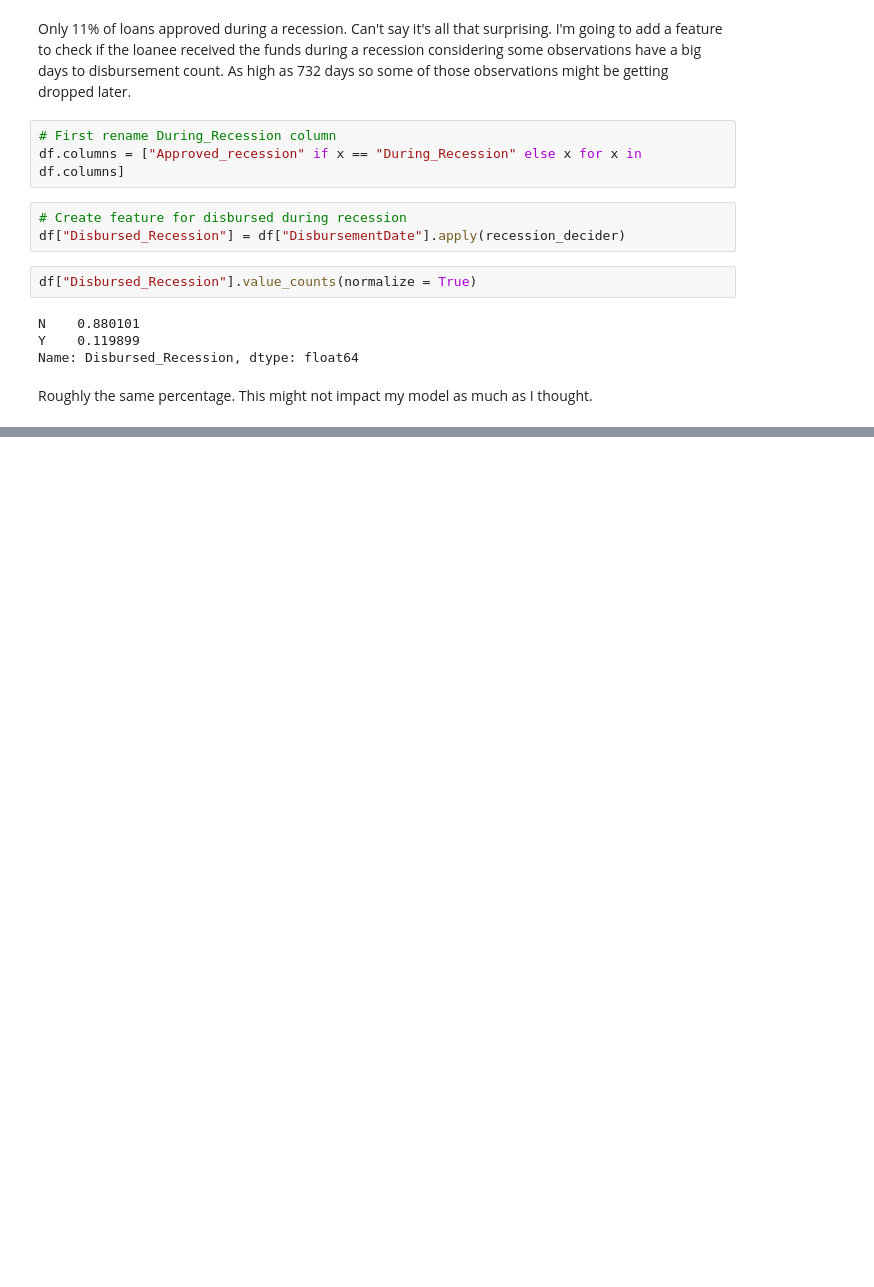
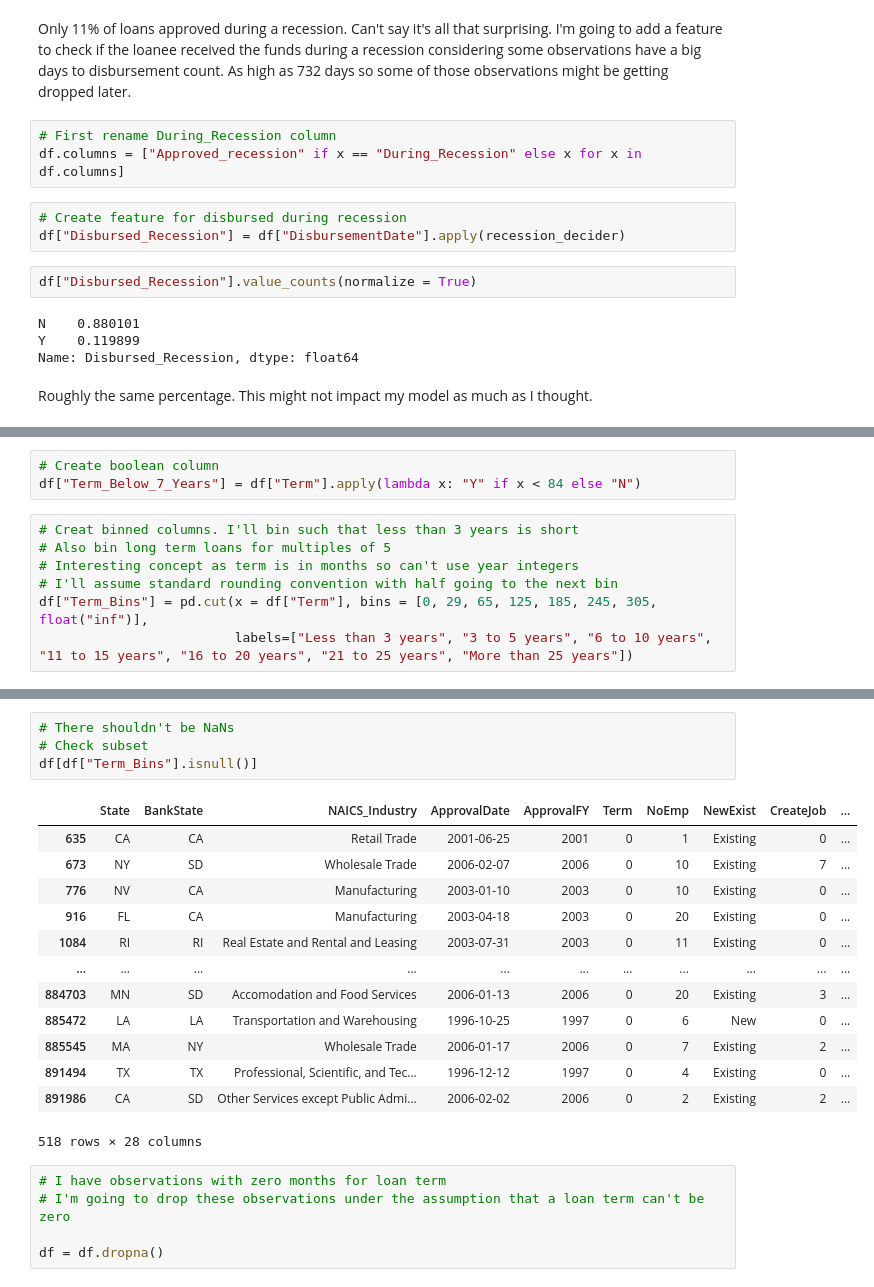
Before and after one commit to ik-okoro/SBA-Loans, a Jupyter notebook: SBA Loans Model.ipynb, the cells around one changed output, grey strips where cells are left out. Saved outputs shown, nothing was run; the diff lists cells and outputs as text; blank space fills up the shorter version.

Commit message:
Done feature engineering. Build models next

```diff
--- a/SBA Loans Model.ipynb
+++ b/SBA Loans Model.ipynb
@@ -1243,0 +1246,10 @@ I want to break down the *Term* column next. I had a couple ideas for how to app
+# %%
+# Create boolean column
+df["Term_Below_7_Years"] = df["Term"].apply(lambda x: "Y" if x < 84 else "N")
+# %%
+# Creat binned columns. I'll bin such that less than 3 years is short
+# Also bin long term loans for multiples of 5
+# Interesting concept as term is in months so can't use year integers
+# I'll assume standard rounding convention with half going to the next bin
+df["Term_Bins"] = pd.cut(x = df["Term"], bins = [0, 29, 65, 125, 185, 245, 305, float("inf")],
+                         labels=["Less than 3 years", "3 to 5 years", "6 to 10 years", "11 to 15 years", "16 to 20 years", "21 to 25 years", "More than 25 years"])
@@ -1243,0 +1262,23 @@ I want to break down the *Term* column next. I had a couple ideas for how to app
+# %%
+# There shouldn't be NaNs
+# Check subset
+df[df["Term_Bins"].isnull()]
+# %% [output]
+|  | State | BankState | NAICS_Industry | ApprovalDate | ApprovalFY | Term | NoEmp | NewExist | CreateJob | ... |
+| 635 | CA | CA | Retail Trade | 2001-06-25 | 2001 | 0 | 1 | Existing | 0 | ... |
+| 673 | NY | SD | Wholesale Trade | 2006-02-07 | 2006 | 0 | 10 | Existing | 7 | ... |
+| 776 | NV | CA | Manufacturing | 2003-01-10 | 2003 | 0 | 10 | Existing | 0 | ... |
+| 916 | FL | CA | Manufacturing | 2003-04-18 | 2003 | 0 | 20 | Existing | 0 | ... |
+| 1084 | RI | RI | Real Estate and Rental and Leasing | 2003-07-31 | 2003 | 0 | 11 | Existing | 0 | ... |
+| ... | ... | ... | ... | ... | ... | ... | ... | ... | ... | ... |
+| 884703 | MN | SD | Accomodation and Food Services | 2006-01-13 | 2006 | 0 | 20 | Existing | 3 | ... |
+| 885472 | LA | LA | Transportation and Warehousing | 1996-10-25 | 1997 | 0 | 6 | New | 0 | ... |
+| 885545 | MA | NY | Wholesale Trade | 2006-01-17 | 2006 | 0 | 7 | Existing | 2 | ... |
+| 891494 | TX | TX | Professional, Scientific, and Tec... | 1996-12-12 | 1997 | 0 | 4 | Existing | 0 | ... |
+| 891986 | CA | SD | Other Services except Public Admi... | 2006-02-02 | 2006 | 0 | 2 | Existing | 2 | ... |
+518 rows × 28 columns
+# %%
+# I have observations with zero months for loan term
+# I'm going to drop these observations under the assumption that a loan term can't be zero
+
+df = df.dropna()
```
Also changed, not shown: parts of 17 cells of this notebook.
